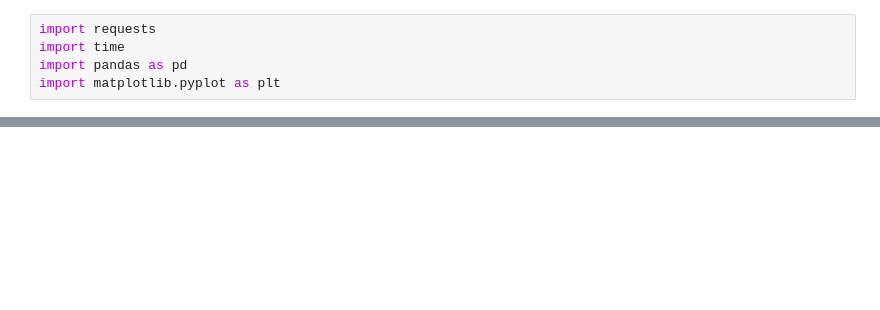
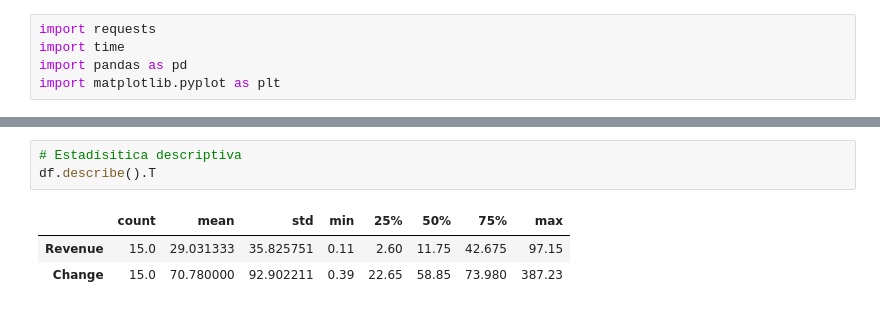
Before and after one commit to jessmiramontes/tareas, a Jupyter notebook: tarea_web_scrapping.ipynb, the cells around one changed output, grey strips where cells are left out. Saved outputs shown, nothing was run; the diff lists cells and outputs as text; blank space fills up the shorter version.

```diff
--- a/tarea_web_scrapping.ipynb
+++ b/tarea_web_scrapping.ipynb
@@ -78,0 +124,7 @@ No se encontró la tabla 'Tesla Quarterly Revenue'.
+# %%
+# Estadísitica descriptiva
+df.describe().T
+# %% [output]
+|  | count | mean | std | min | 25% | 50% | 75% | max |
+| Revenue | 15.0 | 29.031333 | 35.825751 | 0.11 | 2.60 | 11.75 | 42.675 | 97.15 |
+| Change | 15.0 | 70.780000 | 92.902211 | 0.39 | 22.65 | 58.85 | 73.980 | 387.23 |
```
Also changed, not shown: parts of 9 cells of this notebook.
